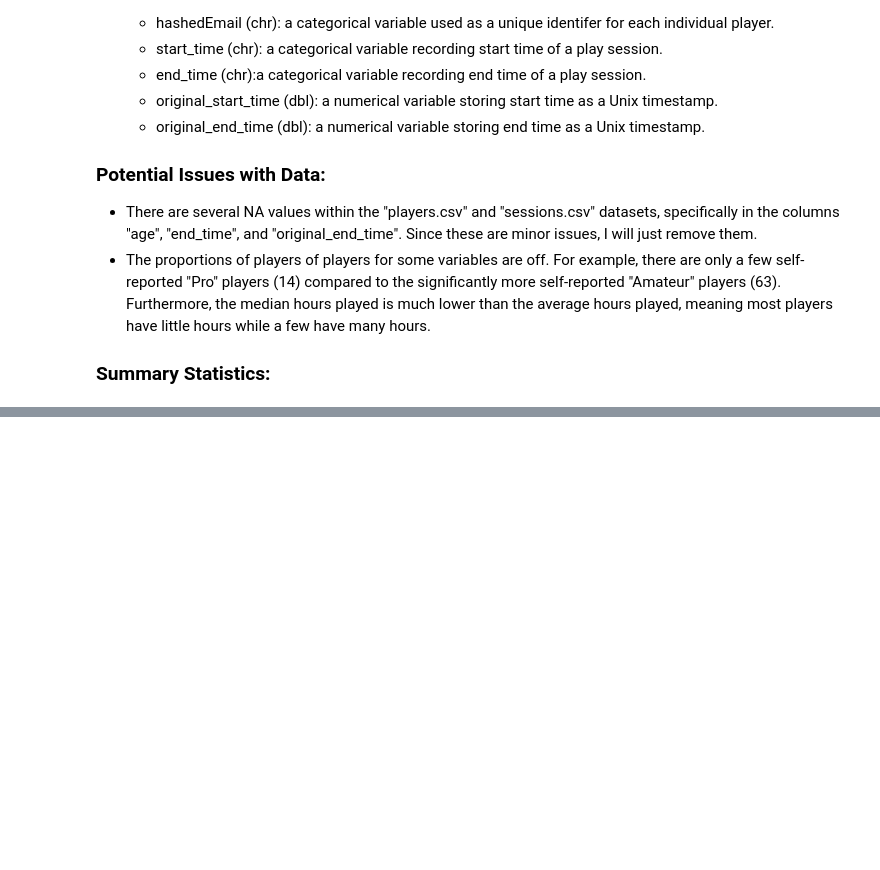
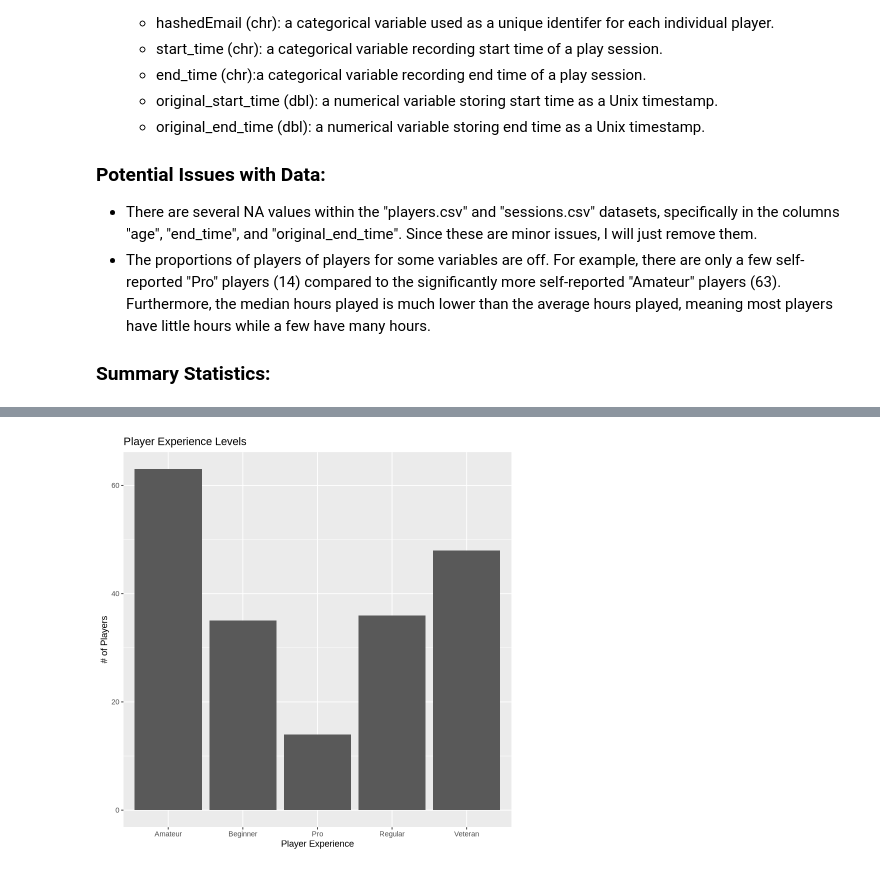
Before and after one commit to sstephaniewu/video_game_project, a Jupyter notebook: Individual_Project_Report.ipynb, the cells around one changed output, grey strips where cells are left out. Cells and saved outputs as stored; diff of their text form; code cells hidden in the pictures; blank space fills up the shorter version.

```diff
--- a/Individual_Project_Report.ipynb
+++ b/Individual_Project_Report.ipynb
@@ -92,0 +133,8 @@ This project addresses the broad question of "what player characteristics and be
+# %%
+experience_plot <- players |>
+    ggplot(aes(x = experience)) +
+    geom_bar() +
+    labs(x = "Player Experience", y = "# of Players", title = "Player Experience Levels")
+experience_plot
+# %% [output]
+[figure, added]
```
Also changed, not shown: parts of 6 cells of this notebook.
